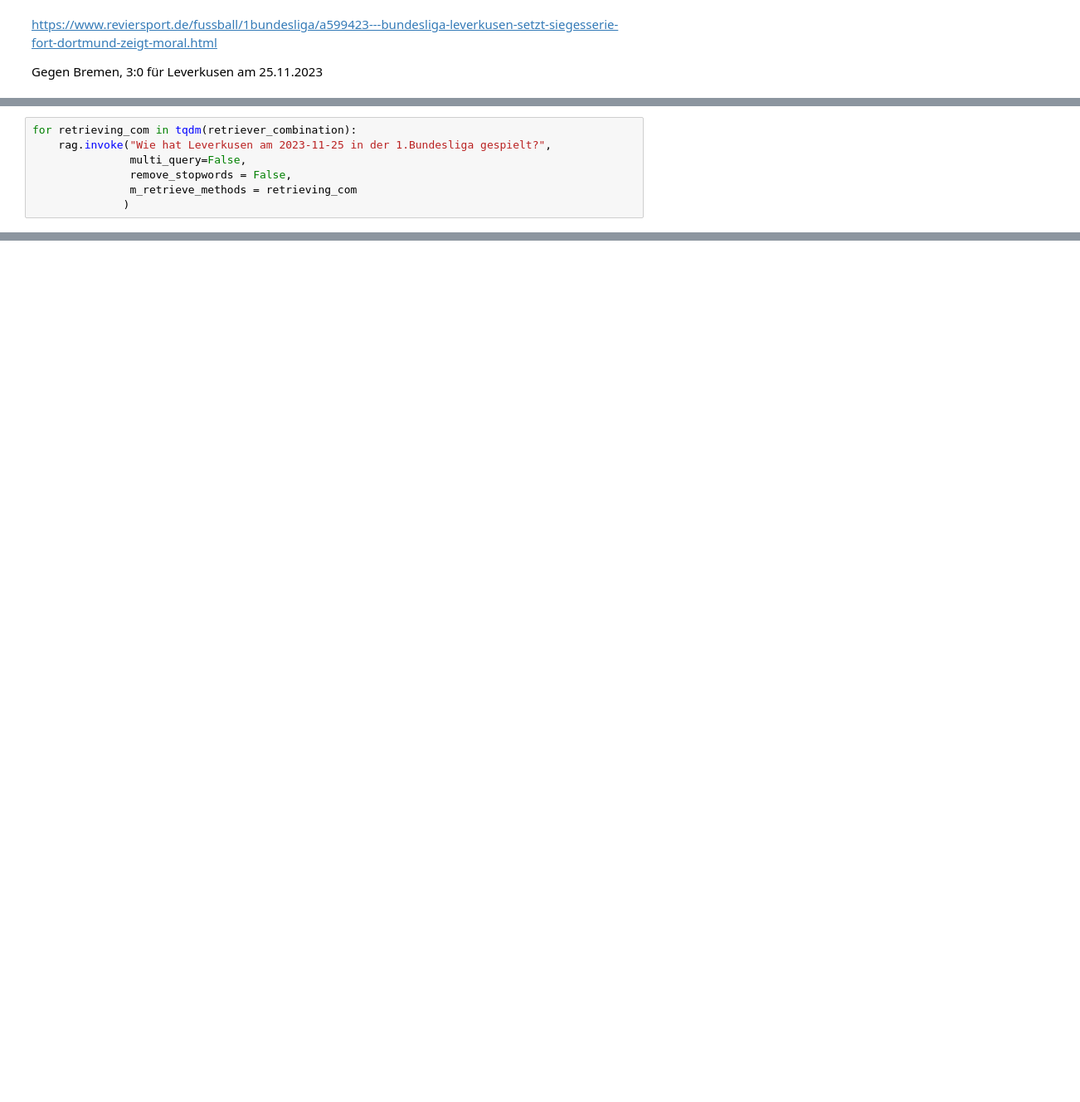
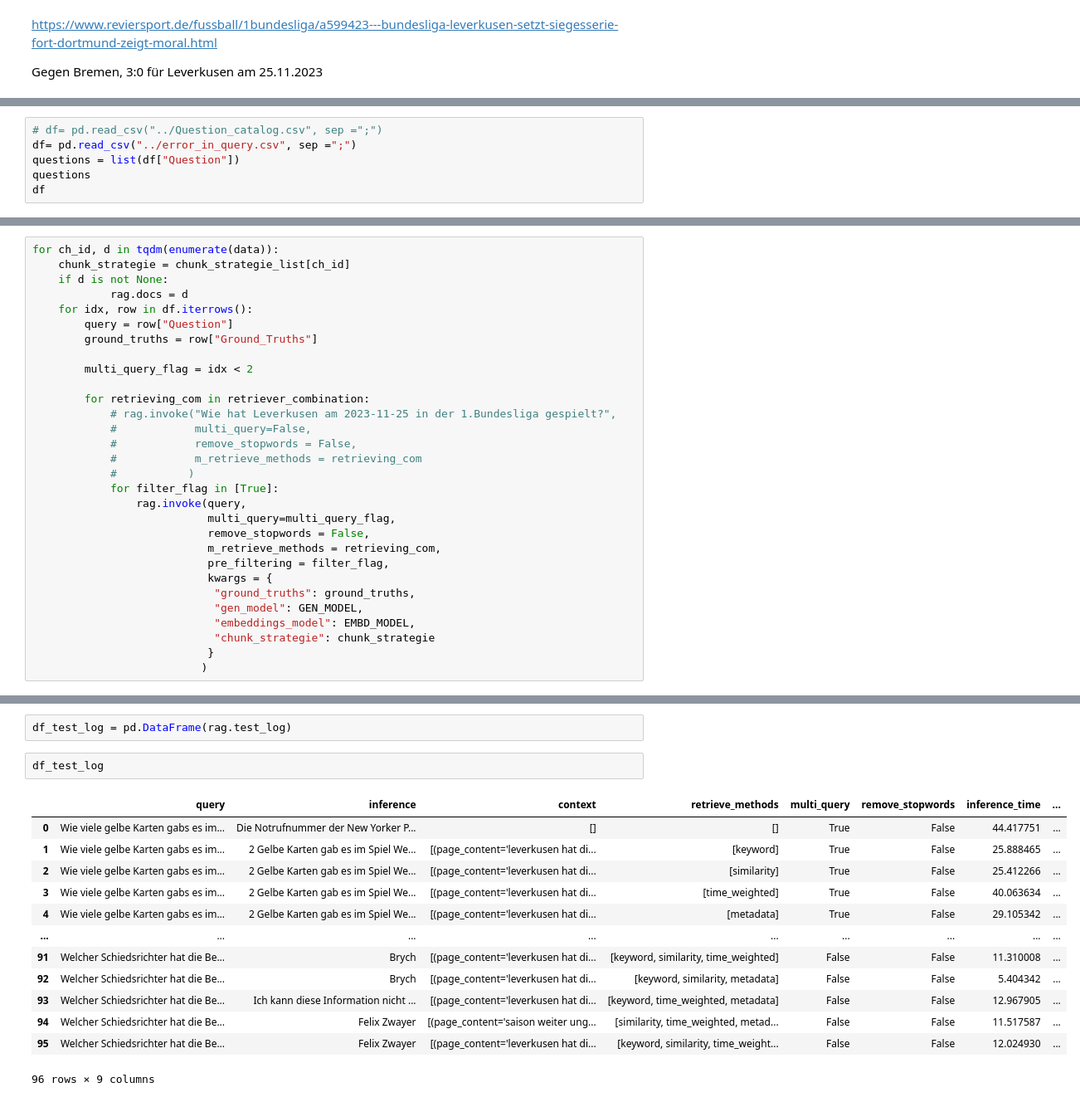
Before and after one commit to vanny132/Datenanalyse_UN_RAG, a Jupyter notebook: LC_Advanced_RAG.ipynb, the cells around one changed output, grey strips where cells are left out. Shown at 83% size. Drawn from its saved outputs; the diff is of its cells as text; blank space fills up the shorter version.

```diff
--- a/LC_Advanced_RAG.ipynb
+++ b/LC_Advanced_RAG.ipynb
@@ -995,0 +1255,6 @@ retriever_combination
+# %%
+# df= pd.read_csv("../Question_catalog.csv", sep =";")
+df= pd.read_csv("../error_in_query.csv", sep =";")
+questions = list(df["Question"])
+questions
+df
@@ -996,7 +1285,30 @@ retriever_combination
 # %%
-for retrieving_com in tqdm(retriever_combination):
-    rag.invoke("Wie hat Leverkusen am 2023-11-25 in der 1.Bundesliga gespielt?",
-               multi_query=False,
-               remove_stopwords = False,
-               m_retrieve_methods = retrieving_com
-              )
+for ch_id, d in tqdm(enumerate(data)):
+    chunk_strategie = chunk_strategie_list[ch_id]
+    if d is not None:
+            rag.docs = d
+    for idx, row in df.iterrows():
+        query = row["Question"]
+        ground_truths = row["Ground_Truths"]
+
+        multi_query_flag = idx < 2
+
+        for retrieving_com in retriever_combination:
+            # rag.invoke("Wie hat Leverkusen am 2023-11-25 in der 1.Bundesliga gespielt?",
+            #            multi_query=False,
+            #            remove_stopwords = False,
+            #            m_retrieve_methods = retrieving_com
+            #           )
+            for filter_flag in [True]:
+                rag.invoke(query,
+                           multi_query=multi_query_flag,
+                           remove_stopwords = False,
+                           m_retrieve_methods = retrieving_com,
+                           pre_filtering = filter_flag,
+                           kwargs = {
+                            "ground_truths": ground_truths,
+                            "gen_model": GEN_MODEL,
+                            "embeddings_model": EMBD_MODEL,
+                            "chunk_strategie": chunk_strategie
+                           }
+                          )
@@ -1198 +1315,19 @@ Score:  0.015873015873015872
+# %%
+df_test_log = pd.DataFrame(rag.test_log)
+# %%
+df_test_log
+# %% [output]
+|  | query | inference | context | retrieve_methods | multi_query | remove_stopwords | inference_time | ... |
+| 0 | Wie viele gelbe Karten gabs es im... | Die Notrufnummer der New Yorker P... | [] | [] | True | False | 44.417751 | ... |
+| 1 | Wie viele gelbe Karten gabs es im... | 2 Gelbe Karten gab es im Spiel We... | [(page_content='leverkusen hat di... | [keyword] | True | False | 25.888465 | ... |
+| 2 | Wie viele gelbe Karten gabs es im... | 2 Gelbe Karten gab es im Spiel We... | [(page_content='leverkusen hat di... | [similarity] | True | False | 25.412266 | ... |
+| 3 | Wie viele gelbe Karten gabs es im... | 2 Gelbe Karten gab es im Spiel We... | [(page_content='leverkusen hat di... | [time_weighted] | True | False | 40.063634 | ... |
+| 4 | Wie viele gelbe Karten gabs es im... | 2 Gelbe Karten gab es im Spiel We... | [(page_content='leverkusen hat di... | [metadata] | True | False | 29.105342 | ... |
+| ... | ... | ... | ... | ... | ... | ... | ... | ... |
+| 91 | Welcher Schiedsrichter hat die Be... | Brych | [(page_content='leverkusen hat di... | [keyword, similarity, time_weighted] | False | False | 11.310008 | ... |
+| 92 | Welcher Schiedsrichter hat die Be... | Brych | [(page_content='leverkusen hat di... | [keyword, similarity, metadata] | False | False | 5.404342 | ... |
+| 93 | Welcher Schiedsrichter hat die Be... | Ich kann diese Information nicht ... | [(page_content='leverkusen hat di... | [keyword, time_weighted, metadata] | False | False | 12.967905 | ... |
+| 94 | Welcher Schiedsrichter hat die Be... | Felix Zwayer | [(page_content='saison weiter ung... | [similarity, time_weighted, metad... | False | False | 11.517587 | ... |
+| 95 | Welcher Schiedsrichter hat die Be... | Felix Zwayer | [(page_content='leverkusen hat di... | [keyword, similarity, time_weight... | False | False | 12.024930 | ... |
+96 rows × 9 columns
 # %%
```
Also changed, not shown: parts of 36 cells of this notebook.
